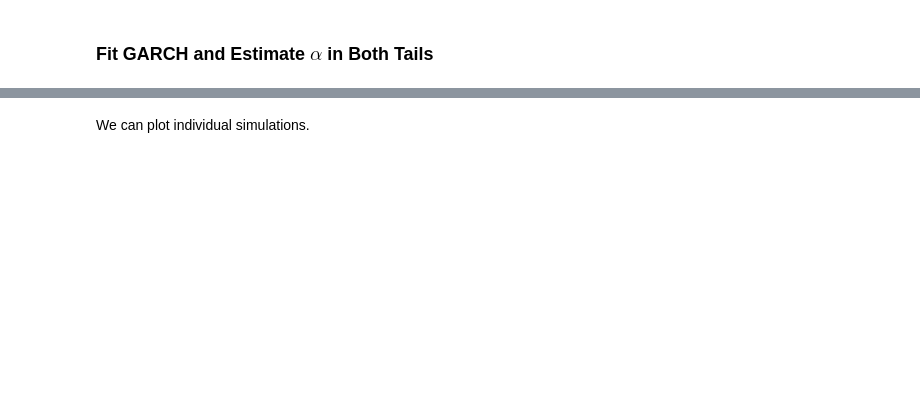
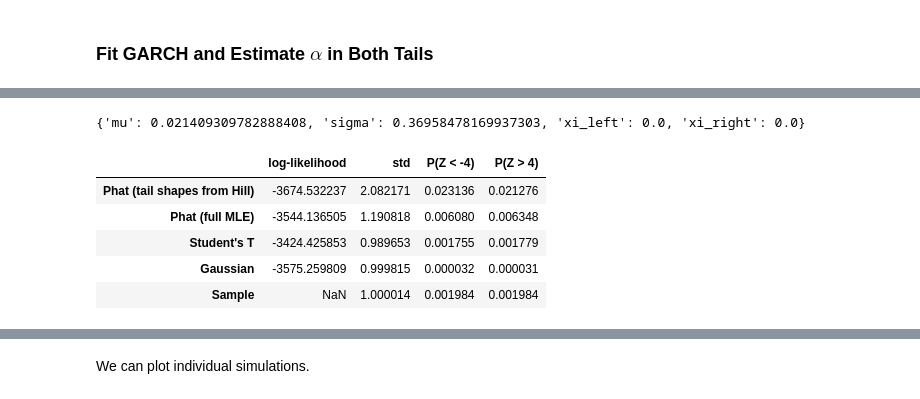
Before and after one commit to rjskene/phat, a Jupyter notebook: docs/notebooks/demo.ipynb, the cells around one changed output, grey strips where cells are left out. Drawn from its saved outputs; the diff is of its cells as text; code cells hidden in the pictures; blank space fills up the shorter version.

```diff
--- a/docs/notebooks/demo.ipynb
+++ b/docs/notebooks/demo.ipynb
@@ -14,9 +13,8 @@ Below we show a simple process for fitting and projecting a financial time serie
 # %%
-import yfinance as yf
+import pandas as pd
 import arch
 
 import phat as ph
 
-ko = yf.download('KO')
-ko_ret = ko.Close.pct_change().dropna()*100
+ko_ret = pd.read_csv('../data/ko_returns.csv', index_col='date', parse_dates=True)['return']*100
 ko_ret = ko_ret[-252*10:]
@@ -26,4 +22,5 @@ ko_ret = ko_ret[-252*10:]
 ### Fit GARCH and Estimate $\alpha$ in Both Tails ###
 # %%
 res = arch.arch_model(ko_ret, mean='Constant', vol='Garch', p=1, q=1).fit(disp='off')
-xi_left, xi_right = ph.two_tailed_hill_double_bootstrap(res.std_resid)
+xi_left, xi_right = ph.two_tailed_hill_double_bootstrap(res.std_resid, seed=42, pbar_kwargs={'disable': True})
+xi_left, xi_right
@@ -141 +141,28 @@ plt.show()
+# %%
+z = res.std_resid
+mle = ph.Phat.fit(z)                      # all four parameters free
+t_dist, n_dist = scist.t(*t_params), scist.norm(*norm_params)
+dists = {
+    'Phat (tail shapes from Hill)': phatdist,
+    'Phat (full MLE)': mle.dist,
+    "Student's T": t_dist,
+    'Gaussian': n_dist,
+}
+table = pd.DataFrame({
+    'log-likelihood': [d.logpdf(z).sum() for d in dists.values()],
+    'std': [d.std() for d in dists.values()],
+    'P(Z < -4)': [d.cdf(-4) for d in dists.values()],
+    'P(Z > 4)': [d.sf(4) for d in dists.values()],
+}, index=list(dists))
+table.loc['Sample'] = [np.nan, z.std(), (z < -4).mean(), (z > 4).mean()]
+print(mle.params_dict)
+table
+# %% [output]
+{'mu': 0.021409309782888408, 'sigma': 0.36958478169937303, 'xi_left': 0.0, 'xi_right': 0.0}
+|  | log-likelihood | std | P(Z < -4) | P(Z > 4) |
+| Phat (tail shapes from Hill) | -3674.532237 | 2.082171 | 0.023136 | 0.021276 |
+| Phat (full MLE) | -3544.136505 | 1.190818 | 0.006080 | 0.006348 |
+| Student's T | -3424.425853 | 0.989653 | 0.001755 | 0.001779 |
+| Gaussian | -3575.259809 | 0.999815 | 0.000032 | 0.000031 |
+| Sample | NaN | 1.000014 | 0.001984 | 0.001984 |
 # %% [markdown]
```
Also changed, not shown: parts of 19 cells of this notebook, 8 other files.
